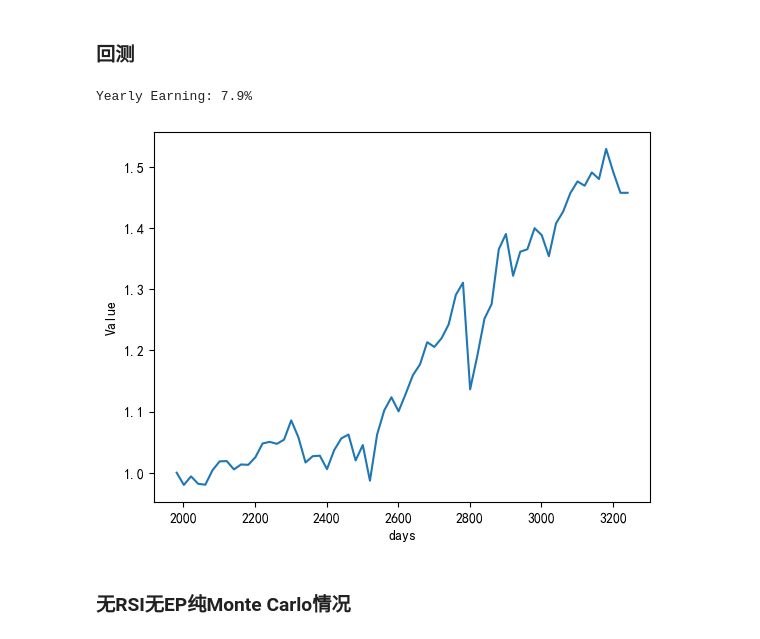
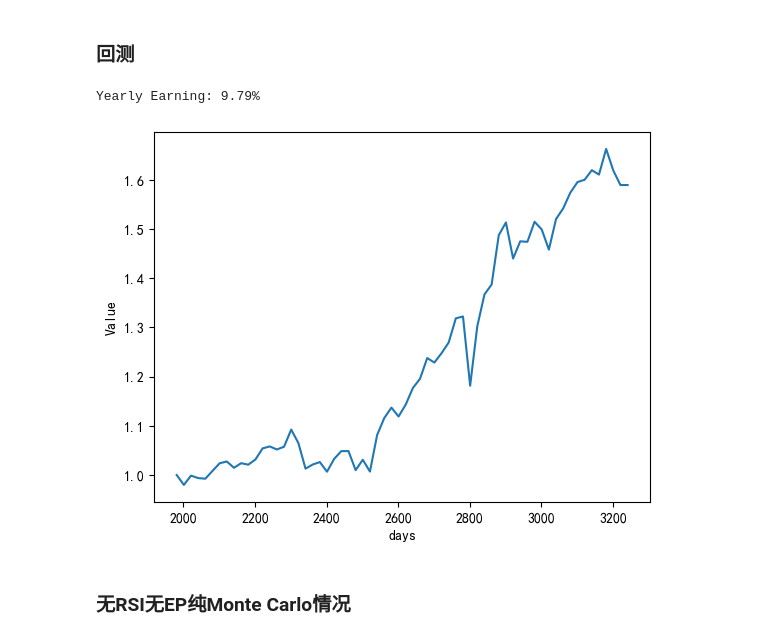
Before and after one commit to dishangti/Entropy-Pooling, a Jupyter notebook: EP.ipynb, the cells around one changed output. Drawn from its saved outputs; the diff is of its cells as text; code cells hidden in the pictures.

```diff
--- a/EP.ipynb
+++ b/EP.ipynb
@@ -787,7 +659,7 @@ n_ptf = 5    # Portfolio number (no cash)
 # %%
 RSIs = []
 for i in range(5):
-    _RSI =  RSI(prices[i], price_moves[i], period = 14)
+    _RSI =  RSI(prices[i], price_moves[i], period = 20)
     RSIs.append(_RSI)
 RSIs = np.array(RSIs)
 RSIs
@@ -824,14 +720,12 @@ display(stats_prior)
 # %%
 risk_free = 0.02
-
-R_df = pd.DataFrame(data=pnls[0:begin_time], columns=names)
-S = R.shape[0]
-q = np.ones((S, 1),dtype=np.float64) / S
 
 opt1_port = pd.DataFrame(np.array([0,0,0,0,0,100.0],dtype=np.float64), index = [*names, 'Cash'], columns = [begin_time - 1])
 for time in range(begin_time, end_time+1, adj_period):
     print(time)
     R_df = pd.DataFrame(data=pnls[:time], columns=names)
+    R = R_df.values
+    S = R.shape[0]
     stats_prior = ft.simulation_moments(R_df)
     maxRSI = np.max(RSIs[:,time-adj_period:time],axis=1)
     minRSI = np.min(RSIs[:,time-adj_period:time],axis=1)
@@ -843,20 +737,19 @@ for time in range(begin_time, end_time+1, adj_period):
             view_mean[i] += 0.005
     view_mean = stats_prior['Mean'] +view_mean
 
-    p = (np.ones((S, 1),dtype=np.float64) / S) * 0.9 + q * 0.1    # Prior distribution
+    p = (np.ones((S, 1),dtype=np.float64) / S)    # Prior distribution
     A = np.ones((1,S),dtype=np.float64)
     for i in range(n_ptf):
         A = np.vstack((A, R[:, i]))
     b = np.append(np.array(1.0,dtype=np.float64), view_mean).reshape(-1,1)
     q1 = ft.entropy_pooling(p, A, b)    # Post distribution
-    q1 = q1   # 缩放一下因为误差导致概率和不为1
 
     view_mean = np.zeros(n_ptf)
     meanMTM = np.average(MTMs[:,time-adj_period:time], axis=1,weights = np.arange(1,2,0.05))
     for i in range(n_ptf):
-        if meanMTM[i] >= 0:
+        if meanMTM[i] > 0:
             view_mean += 0.005
-        elif meanMTM[i] <= 0:
+        elif meanMTM[i] < 0:
             view_mean -= 0.005
     view_mean = stats_prior['Mean'] +view_mean
 
@@ -865,23 +758,12 @@ for time in range(begin_time, end_time+1, adj_period):
         A = np.vstack((A, R[:, i]))
     b = np.append(np.array(1.0,dtype=np.float64), view_mean).reshape(-1,1)
     q2 = ft.entropy_pooling(p, A, b)    # Post distribution
-    q2 = q2   # 缩放一下因为误差导致概率和不为1
 
-    q = 0.3 * q1 + 0.7 * q2
+    q = q1 * 0.5 + q2 * 0.5
     q /= q.sum() # 缩放一下因为误差导致概率和不为1
 
-    sim_times = 5000
-    all_choice = np.arange(R.shape[0])
-    sim_series = []
     sim_end_time = 20
-    for i in range(sim_times):
-        now_price = np.array([1,1,1,1,1],dtype=np.float64)
-        for t in range(1, sim_end_time):
-            scene = np.random.choice(all_choice, p = q.ravel())
-            drive = R[scene]
-            now_price = now_price * (1 + drive * 0.01)
-        sim_series.append(now_price)
-    sim_series = np.array(sim_series)
+    sim_series = price_MonteCarlo(10000, n_ptf, R,q)
     sim_last = np.c_[sim_series,np.power((np.ones(sim_series.shape[0]) / (1+risk_free)), sim_end_time/250).reshape(-1,1)]
     sim_mean = np.power(np.mean(sim_last, axis=0), 250/sim_end_time) - 1
     sim_cov = np.cov(sim_last.T) * 250 / sim_end_time
@@ -957,35 +837,37 @@ fig.savefig('Portfolio_RSI.pdf')
 # %% [markdown]
 ### 回测
 # %%
+norm_prices = (prices[:, begin_time-20:end_time+1:20].T / prices[:, begin_time-20]).T
+
 portfo = np.array([.0,.0,.0,.0,.0,1])
 value_series = []
 for time in range(begin_time, end_time+1, adj_period):
     # 简单起见，不考虑手续费，先把所有东西卖了然后再买入
     prices_now = norm_prices[:,(time - (begin_time - adj_period))//adj_period]
     for i in range(n_ptf):
         portfo[n_ptf] += portfo[i] * prices_now[i]
         portfo[i] = .0
     ptf_portion = opt1_port.loc[:,time]
     value_series.append(portfo[n_ptf])
 
     for i in range(n_ptf):
         portfo[i] += portfo[n_ptf] * ptf_portion[i] *0.01 / prices_now[i]
-    portfo[n_ptf] = 0
+    portfo[n_ptf] -= ptf_portion[:n_ptf].sum() * 0.01 * portfo[n_ptf]
 
 for i in range(n_ptf):
     portfo[n_ptf] += portfo[i] * prices_now[i]
     portfo[i] = .0
 value_series.append(portfo[n_ptf])
 
 time_series = np.arange(begin_time-20, end_time+1,20)
 plt.ticklabel_format(style='plain')
 plt.xlabel('days')
 plt.ylabel('Value')
 plt.plot(time_series, value_series)
 print(f'Yearly Earning: {np.round((value_series[-1]**(1/((end_time-begin_time)/250)) - 1) * 100,2)}%')
 # %% [output]
-Yearly Earning: 7.9%
+Yearly Earning: 9.79%
-[figure, old version]
+[figure, new version]
 # %% [markdown]
 ### 无RSI无EP纯Monte Carlo情况
 # %%
```
Also changed, not shown: parts of 37 cells of this notebook, 1 other file.
